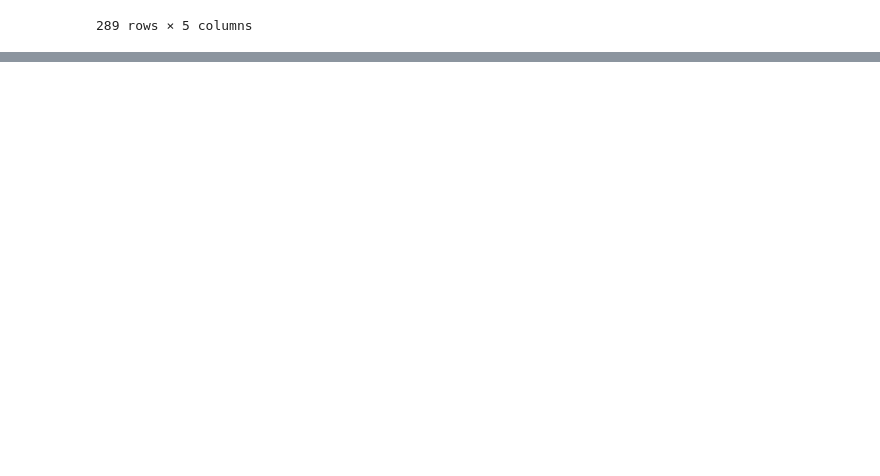
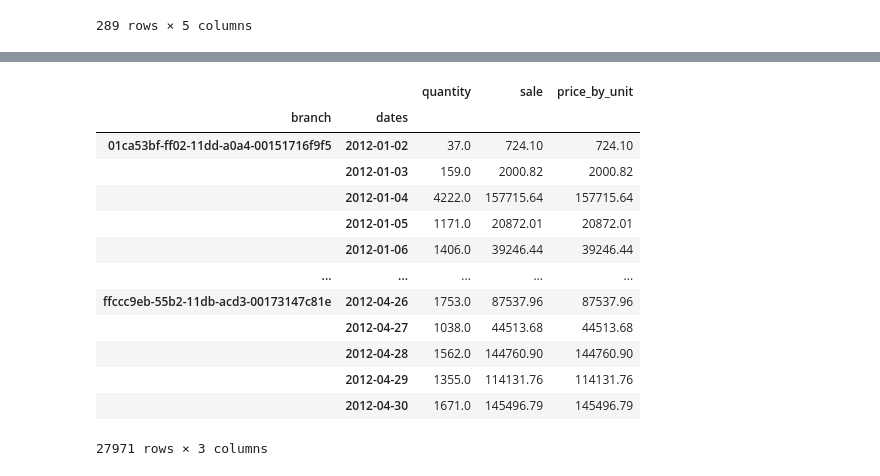
Before and after one commit to xenophorus/pyPlayGround, a Jupyter notebook: Untitled.ipynb, the cells around one changed output, grey strips where cells are left out. Cells and saved outputs as stored; diff of their text form; code cells hidden in the pictures; blank space fills up the shorter version.

```diff
--- a/Untitled.ipynb
+++ b/Untitled.ipynb
@@ -112,0 +99,17 @@ df_names_sales.sort_values("price_by_unit")
+# %%
+df_names_sales.groupby(["branch", "dates"]).sum('product_uuid')
+# %% [output]
+|  |  | quantity | sale | price_by_unit |
+| branch | dates |  |  |  |
+| 01ca53bf-ff02-11dd-a0a4-00151716f9f5 | 2012-01-02 | 37.0 | 724.10 | 724.10 |
+|  | 2012-01-03 | 159.0 | 2000.82 | 2000.82 |
+|  | 2012-01-04 | 4222.0 | 157715.64 | 157715.64 |
+|  | 2012-01-05 | 1171.0 | 20872.01 | 20872.01 |
+|  | 2012-01-06 | 1406.0 | 39246.44 | 39246.44 |
+| ... | ... | ... | ... | ... |
+| ffccc9eb-55b2-11db-acd3-00173147c81e | 2012-04-26 | 1753.0 | 87537.96 | 87537.96 |
+|  | 2012-04-27 | 1038.0 | 44513.68 | 44513.68 |
+|  | 2012-04-28 | 1562.0 | 144760.90 | 144760.90 |
+|  | 2012-04-29 | 1355.0 | 114131.76 | 114131.76 |
+|  | 2012-04-30 | 1671.0 | 145496.79 | 145496.79 |
+27971 rows × 3 columns
```
Also changed, not shown: parts of 13 cells of this notebook.
